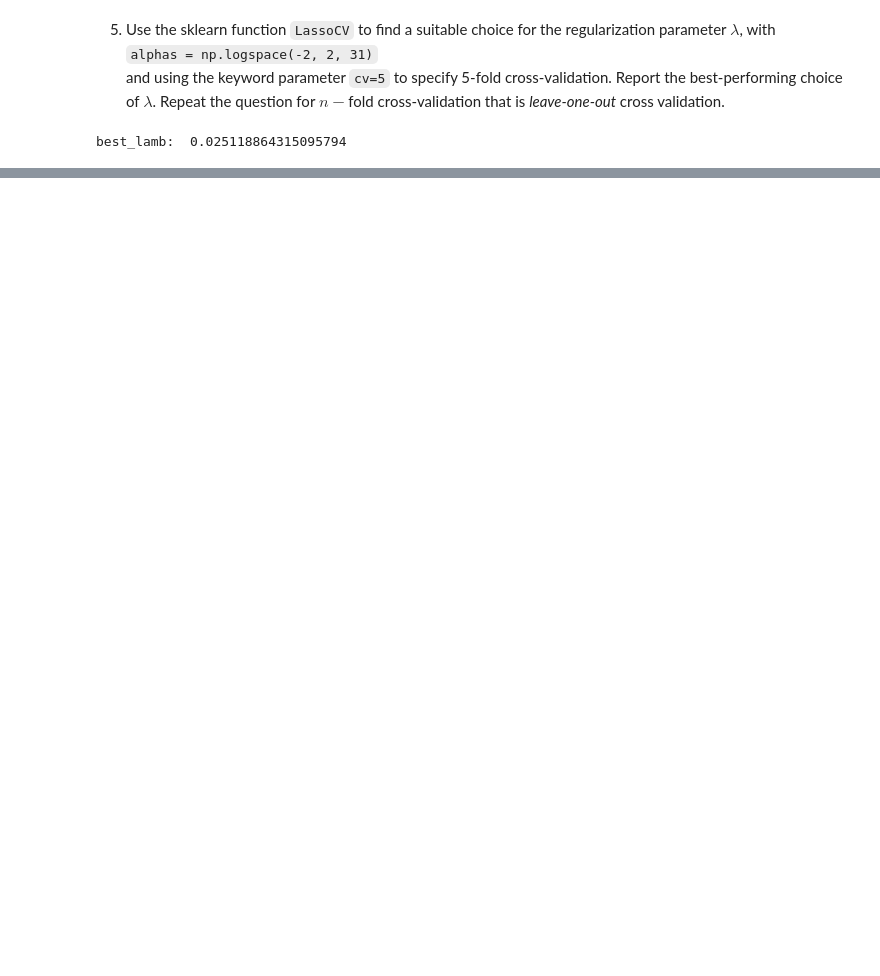
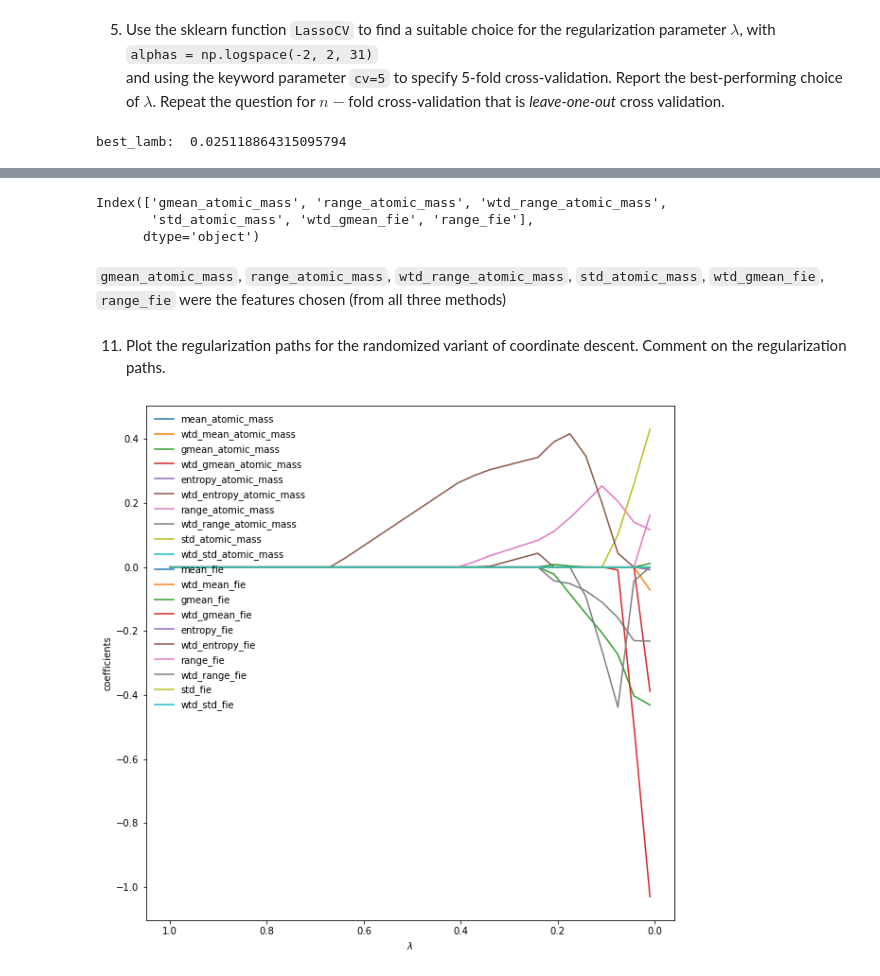
Before and after one commit to emi90/data558, a Jupyter notebook: Homework/hw4_EmilyYamauchi.ipynb, the cells around one changed output, grey strips where cells are left out. Saved outputs shown, nothing was run; the diff lists cells and outputs as text; code cells hidden in the pictures; blank space fills up the shorter version.

```diff
--- a/Homework/hw4_EmilyYamauchi.ipynb
+++ b/Homework/hw4_EmilyYamauchi.ipynb
@@ -370,0 +475,51 @@ def get_fold_indices(n, K, j):
+# %%
+sc_df.columns[np.nonzero(randB[-1])]
+# %% [output]
+Index(['gmean_atomic_mass', 'range_atomic_mass', 'wtd_range_atomic_mass',
+       'std_atomic_mass', 'wtd_gmean_fie', 'range_fie'],
+      dtype='object')
+# %% [markdown]
+`gmean_atomic_mass`, `range_atomic_mass`, `wtd_range_atomic_mass`, `std_atomic_mass`, `wtd_gmean_fie`, `range_fie` were the features chosen (from all three methods)
+# %% [markdown]
+11. Plot the regularization paths for the randomized variant of coordinate descent. Comment on the regularization paths.
+# %%
+def get_lasso_coefs(X, y, lambs, sk=False):
+
+    coefs = []
+    beta_init = np.zeros(X.shape[1])
+
+    for lamb in lambs:
+
+        if not sk:
+
+            betas = randcoorddescent(beta_init, X, y, lamb, 20000)
+            coefs.append(betas[-1])
+
+        else:
+            coefs.append(Lasso(alpha=lamb).fit(X, y).coef_)
+
+
+    return np.array(coefs)
+# %%
+def plot_reg_path(coefs, lambs, df):
+
+    d = coefs.shape[1]
+    fig = plt.figure(figsize=(10,10))
+    ax = fig.add_subplot()
+    col_name = df.columns
+
+    for j in range(d):
+
+        ax.plot(lambs, coefs[:,j], label=col_name[j])
+
+
+    plt.gca().invert_xaxis() # plot w/ lambda decreasing from left to right
+    ax.set_xlabel(r'$\lambda$')
+    ax.set_ylabel('coefficients')
+    ax.legend(frameon=False, loc='upper left', fontsize=10)
+# %%
+lamb_range = np.linspace(0.01, 1, 31)
+coefs = get_lasso_coefs(scXs, scys, lamb_range)
+plot_reg_path(coefs, lamb_range, sc_df)
+# %% [output]
+[figure, added]
```
Also changed, not shown: parts of 35 cells of this notebook.
